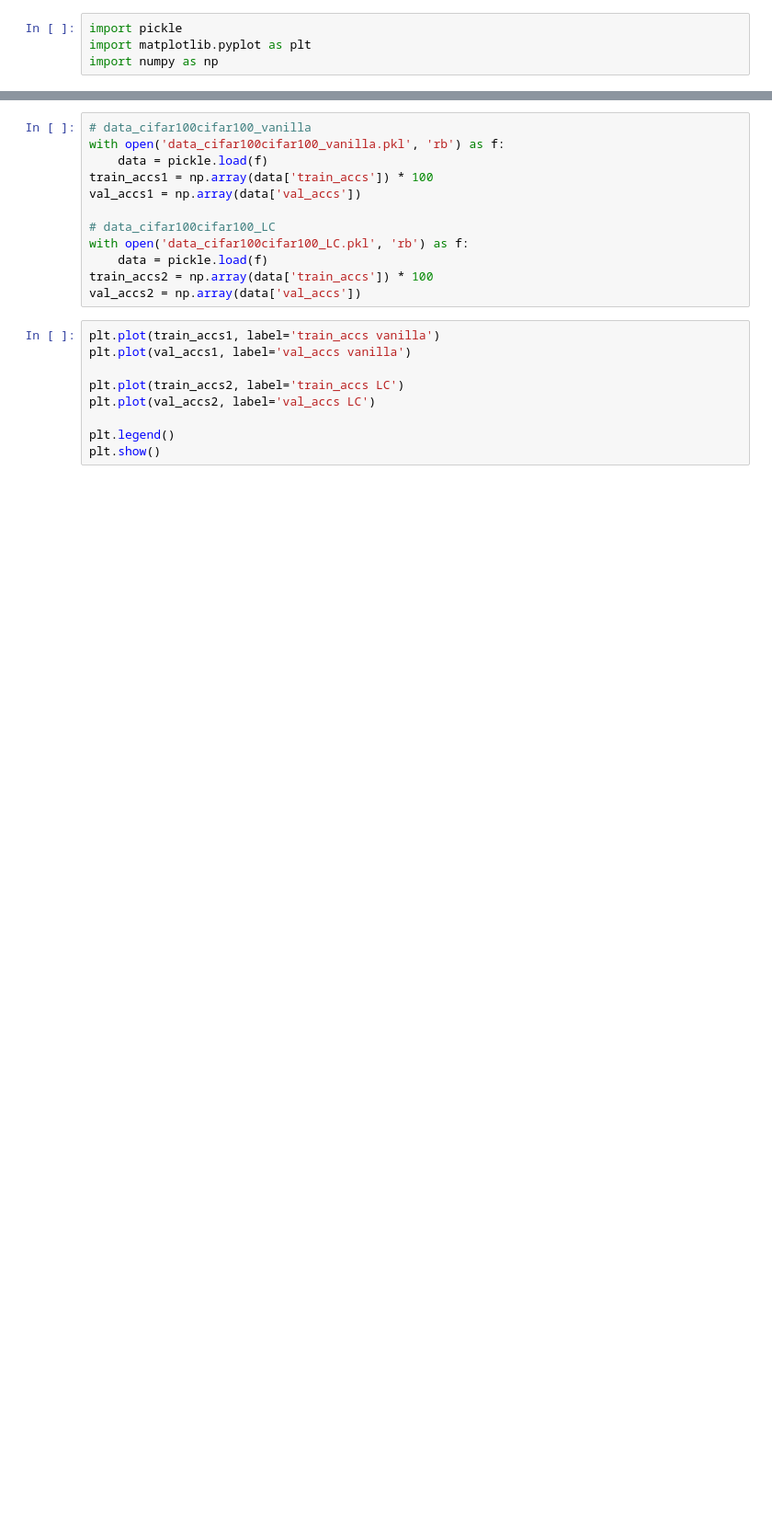
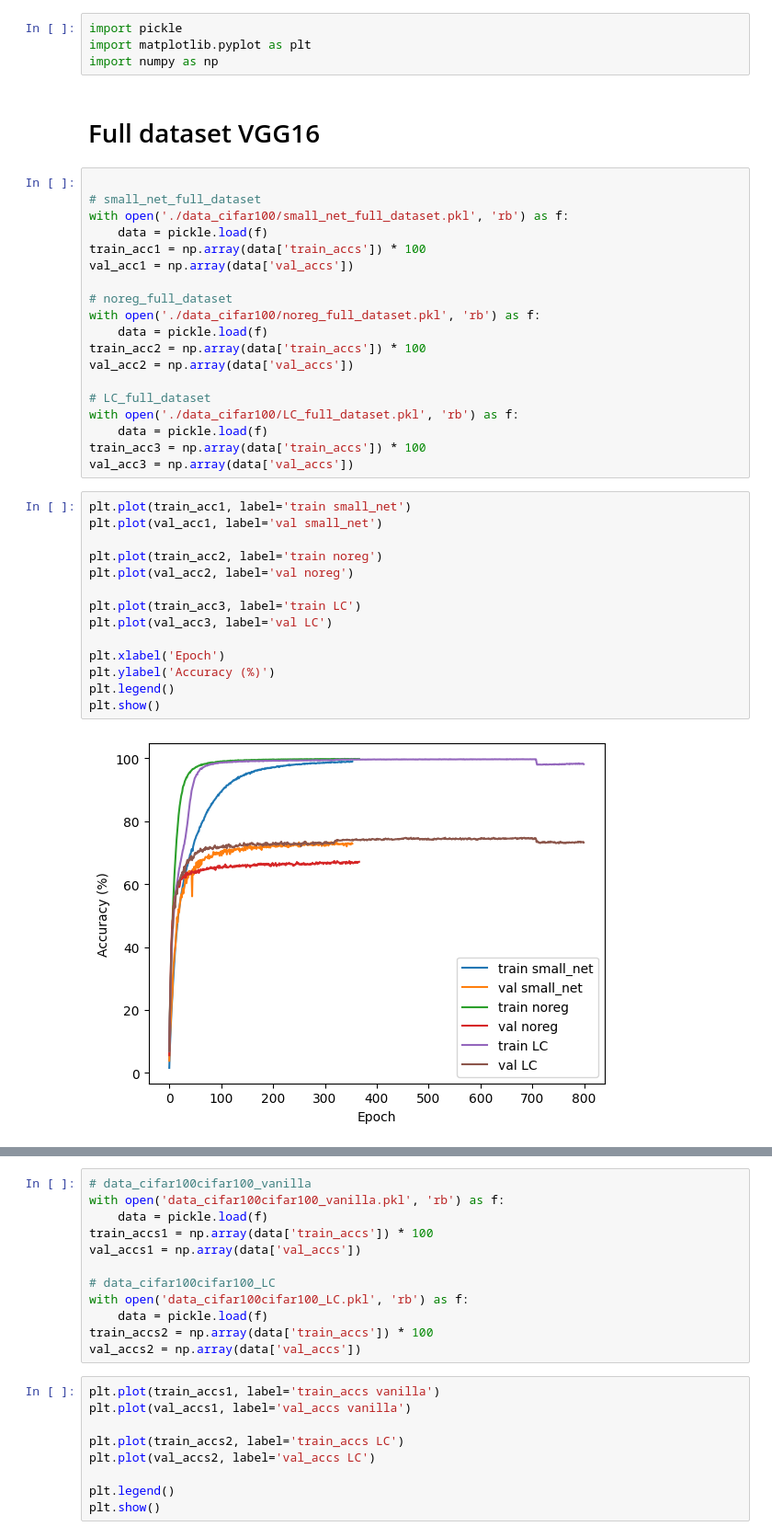
Before and after one commit to soheilzi/LayerCollapse, a Jupyter notebook: regularization_tests/plot_cifar100.ipynb, the cells around one changed output, grey strips where cells are left out. Shown at 92% size. Drawn from its saved outputs; the diff is of its cells as text; blank space fills up the shorter version.

```diff
--- a/regularization_tests/plot_cifar100.ipynb
+++ b/regularization_tests/plot_cifar100.ipynb
@@ -2,3 +2,40 @@
 import pickle
 import matplotlib.pyplot as plt
 import numpy as np
+# %% [markdown]
+# Full dataset VGG16
+# %%
+
+# small_net_full_dataset
+with open('./data_cifar100/small_net_full_dataset.pkl', 'rb') as f:
+    data = pickle.load(f)
+train_acc1 = np.array(data['train_accs']) * 100
+val_acc1 = np.array(data['val_accs'])
+
+# noreg_full_dataset
+with open('./data_cifar100/noreg_full_dataset.pkl', 'rb') as f:
+    data = pickle.load(f)
+train_acc2 = np.array(data['train_accs']) * 100
+val_acc2 = np.array(data['val_accs'])
+
+# LC_full_dataset
+with open('./data_cifar100/LC_full_dataset.pkl', 'rb') as f:
+    data = pickle.load(f)
+train_acc3 = np.array(data['train_accs']) * 100
+val_acc3 = np.array(data['val_accs'])
+# %%
+plt.plot(train_acc1, label='train small_net')
+plt.plot(val_acc1, label='val small_net')
+
+plt.plot(train_acc2, label='train noreg')
+plt.plot(val_acc2, label='val noreg')
+
+plt.plot(train_acc3, label='train LC')
+plt.plot(val_acc3, label='val LC')
+
+plt.xlabel('Epoch')
+plt.ylabel('Accuracy (%)')
+plt.legend()
+plt.show()
+# %% [output]
+[figure, added]
```
Also changed, not shown: parts of 2 cells of this notebook, 3 other files.
